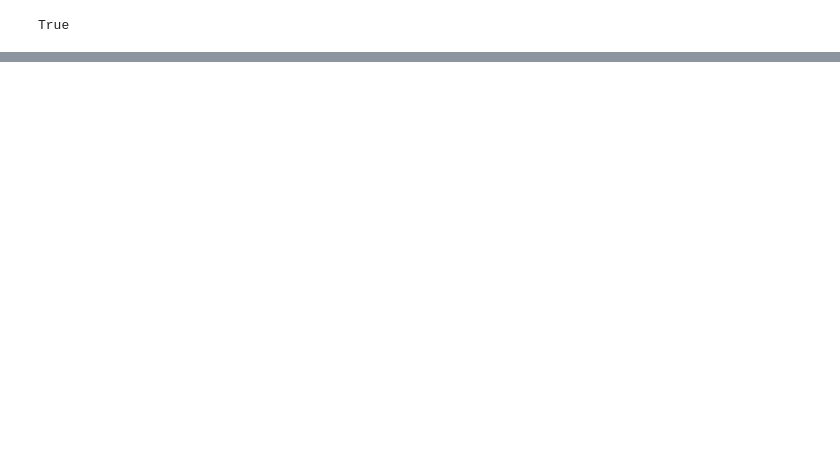
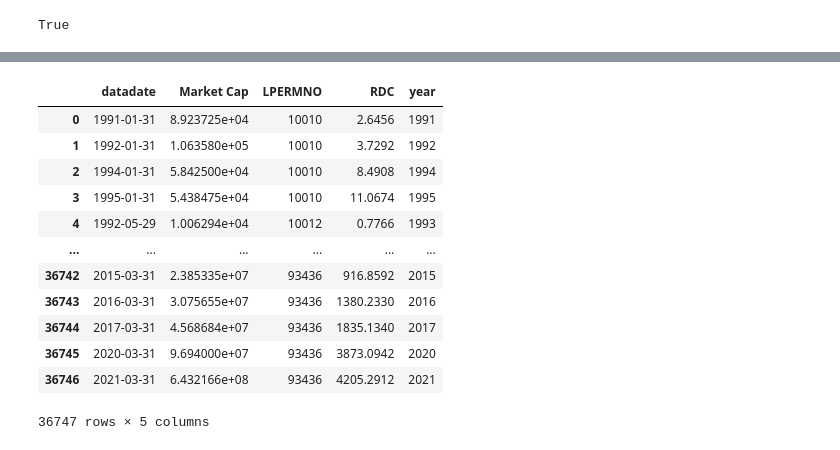
Before and after one commit to AmritSd/Does_R-D_Matter, a Jupyter notebook: rudra_rd_trading.ipynb, the cells around one changed output, grey strips where cells are left out. Saved outputs shown, nothing was run; the diff lists cells and outputs as text; code cells hidden in the pictures; blank space fills up the shorter version.

```diff
--- a/rudra_rd_trading.ipynb
+++ b/rudra_rd_trading.ipynb
@@ -170,0 +198,2 @@ rd_firms = pd.merge(stocks, rf)
+# %%
+rd_firms["datadate"] = [pd.Timestamp(year=i.year+1,month=3, day=31) if i >= pd.Timestamp(year=i.year, month=4, day=1) else pd.Timestamp(year=i.year,month=3, day=31)  for i in rd_firms["datadate"]]
@@ -170,0 +220,2 @@ rd_firms = pd.merge(stocks, rf)
+# %%
+temp = pd.merge(stocks[["datadate", "Market Cap", "LPERMNO"]], rd_firms, on = ["LPERMNO", "datadate"], how="right")
@@ -170,0 +275,18 @@ rd_firms = pd.merge(stocks, rf)
+# %%
+temp["year"] = [i.year+1 if i >= pd.Timestamp(year=i.year, month=4, day=1) else i.year for i in temp["datadate"]]
+# %%
+temp
+# %% [output]
+|  | datadate | Market Cap | LPERMNO | RDC | year |
+| 0 | 1991-01-31 | 8.923725e+04 | 10010 | 2.6456 | 1991 |
+| 1 | 1992-01-31 | 1.063580e+05 | 10010 | 3.7292 | 1992 |
+| 2 | 1994-01-31 | 5.842500e+04 | 10010 | 8.4908 | 1994 |
+| 3 | 1995-01-31 | 5.438475e+04 | 10010 | 11.0674 | 1995 |
+| 4 | 1992-05-29 | 1.006294e+04 | 10012 | 0.7766 | 1993 |
+| ... | ... | ... | ... | ... | ... |
+| 36742 | 2015-03-31 | 2.385335e+07 | 93436 | 916.8592 | 2015 |
+| 36743 | 2016-03-31 | 3.075655e+07 | 93436 | 1380.2330 | 2016 |
+| 36744 | 2017-03-31 | 4.568684e+07 | 93436 | 1835.1340 | 2017 |
+| 36745 | 2020-03-31 | 9.694000e+07 | 93436 | 3873.0942 | 2020 |
+| 36746 | 2021-03-31 | 6.432166e+08 | 93436 | 4205.2912 | 2021 |
+36747 rows × 5 columns
```
Also changed, not shown: parts of 16 cells of this notebook.
